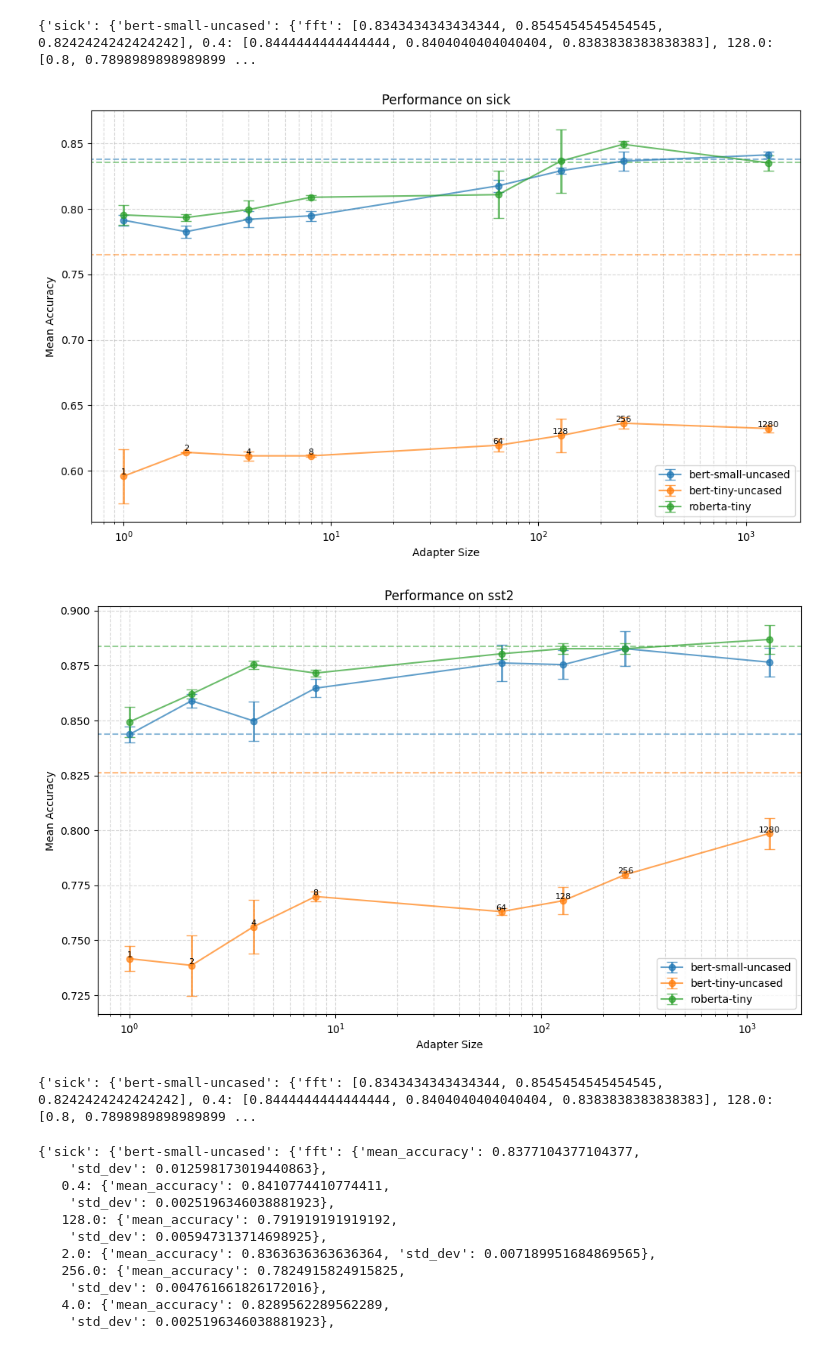
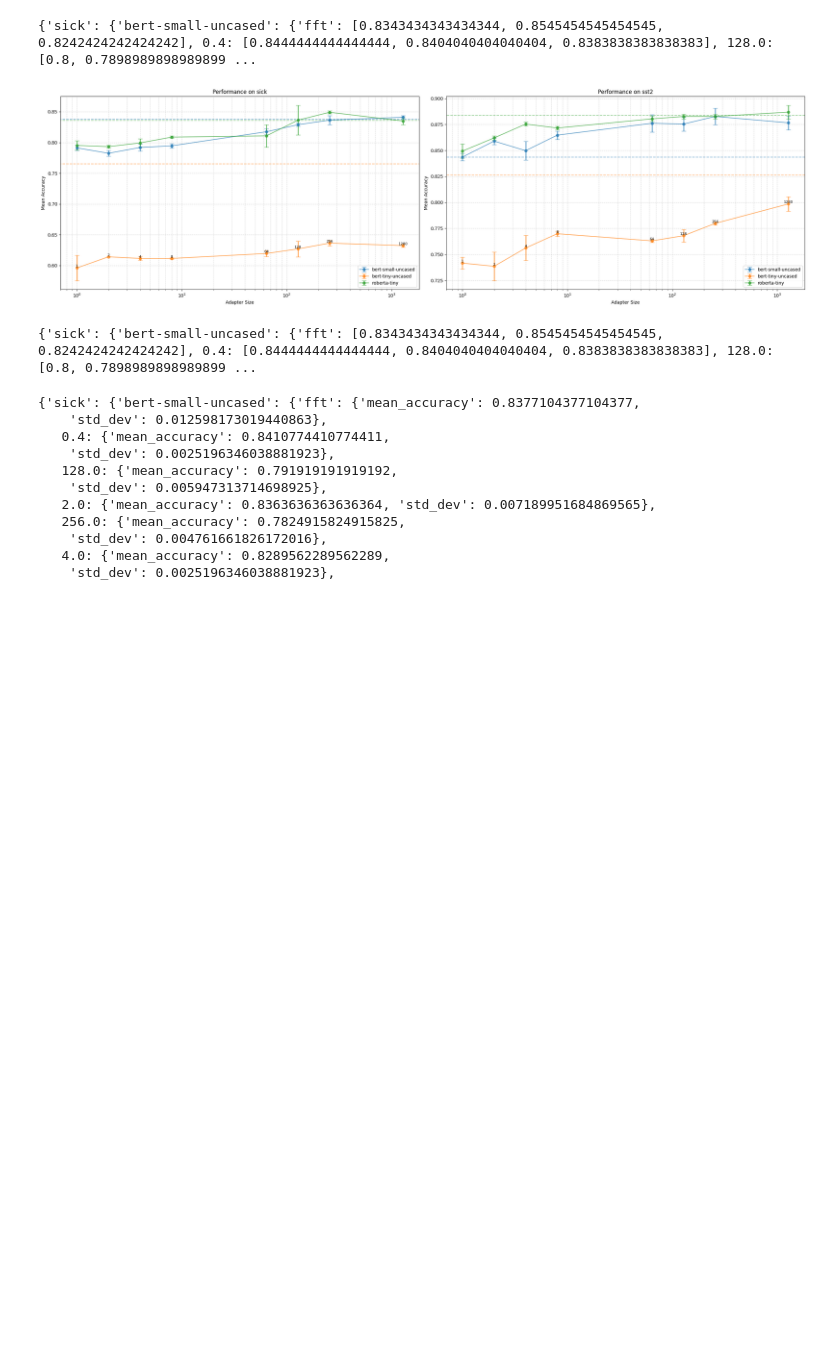
Before and after one commit to HectorAuvinen/adapter_experiments, a Jupyter notebook: notebooks/result_plotting.ipynb, the cells around one changed output. Drawn from its saved outputs; the diff is of its cells as text; code cells hidden in the pictures; blank space fills up the shorter version.

```diff
--- a/notebooks/result_plotting.ipynb
+++ b/notebooks/result_plotting.ipynb
@@ -403,14 +520,14 @@ plot_line_results(results,hidden_sizes,marker)
 # %%
 root_folder = Path("F:/jku/practical_work/after_5th_march/houlsby/trainable_params")  # Adjust this path
 #skip = "bert-small-uncased"
 skip = "a"
 marker="bert-tiny-uncased"
 results = read_eval_results_2(root_folder,skip)
-plot_line_results(results,hidden_sizes,marker)
+#plot_line_results(results,hidden_sizes,marker)
+plot_line_results_grid(results,hidden_sizes,marker)
 # %% [output]
 {'sick': {'bert-small-uncased': {'fft': [0.8343434343434344, 0.8545454545454545, 0.8242424242424242], 0.4: [0.8444444444444444, 0.8404040404040404, 0.8383838383838383], 128.0: [0.8, 0.7898989898989899 ...
-[figure, old version]
+[figure, new version]
-[figure, removed]
 # %%
 root_folder = Path("F:/jku/practical_work/after_5th_march/houlsby/trainable_params")  # Adjust this path
 #skip = "bert-small-uncased"
```
Also changed, not shown: parts of 22 cells of this notebook, 2 other files.
